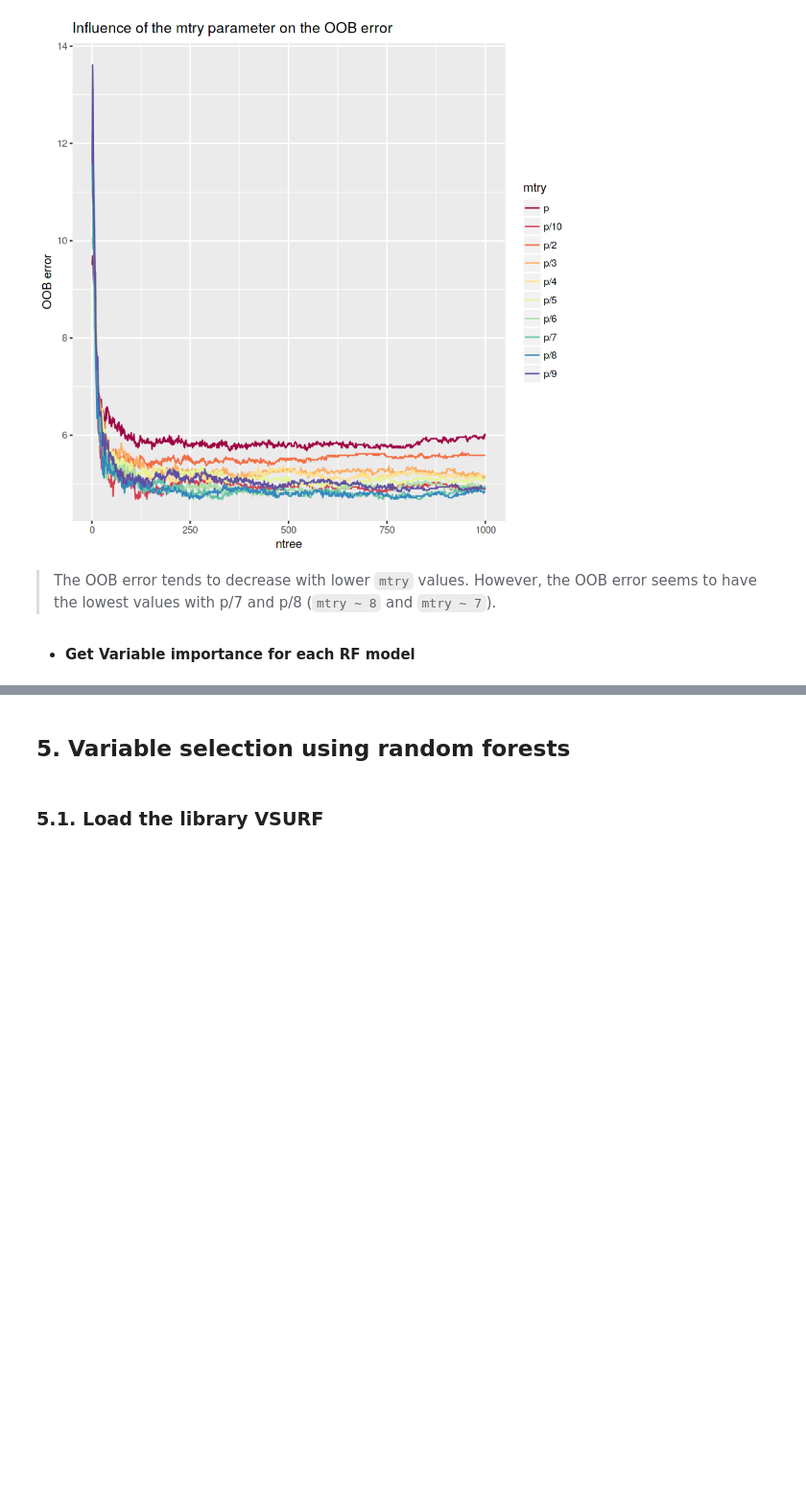
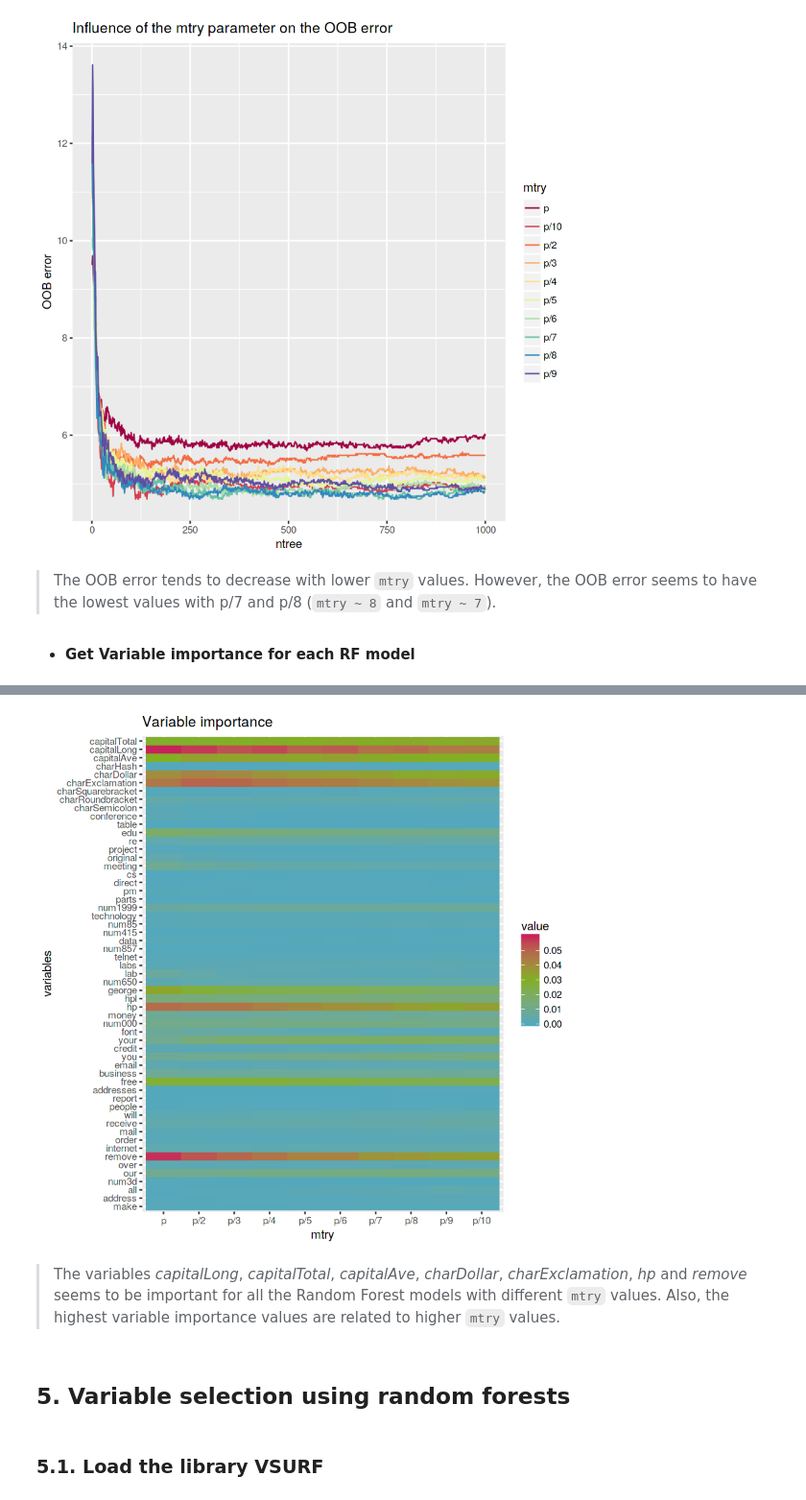
Before and after one commit to guzmanlopez/ACRRF_course, a Jupyter notebook: trabajo-final.ipynb, the cells around one changed output, grey strips where cells are left out. Shown at 96% size. Saved outputs shown, nothing was run; the diff lists cells and outputs as text; code cells hidden in the pictures; blank space fills up the shorter version.

```diff
--- a/trabajo-final.ipynb
+++ b/trabajo-final.ipynb
@@ -1226,0 +1248,21 @@ scale_color_brewer(palette = "Spectral")
+# %%
+# Create matrix of p rows and 10 columns (p, p/2, ..., p/10)
+varimp.matrix <- cbind(imp.rf.p1$MeanDecreaseAccuracy,
+                       imp.rf.p2$MeanDecreaseAccuracy,
+                       imp.rf.p3$MeanDecreaseAccuracy,
+                       imp.rf.p4$MeanDecreaseAccuracy,
+                       imp.rf.p5$MeanDecreaseAccuracy,
+                       imp.rf.p6$MeanDecreaseAccuracy,
+                       imp.rf.p7$MeanDecreaseAccuracy,
+                       imp.rf.p8$MeanDecreaseAccuracy,
+                       imp.rf.p9$MeanDecreaseAccuracy,
+                       imp.rf.p10$MeanDecreaseAccuracy)
+
+varimp.matrix <- as.matrix(varimp.matrix)
+
+# Add rownames
+rownames(varimp.matrix) <- imp.rf.p1$variable
+colnames(varimp.matrix) <- c("p", "p/2", "p/3", "p/4", "p/5", "p/6", "p/7", "p/8", "p/9", "p/10")
+
+# Print matrix
+head(varimp.matrix)
@@ -1227,3 +1277,13 @@ scale_color_brewer(palette = "Spectral")
+# %%
+# Plot matrix
+ggplot(reshape2::melt(varimp.matrix)) +
+geom_raster(aes(x = Var2, y = Var1, fill = value), interpolate = FALSE) +
+labs(x = "mtry", y = "variables", title = "Variable importance") +
+scale_fill_gradientn(colours = c(blue, green, red))
+# %% [output]
+[figure, added]
+# %% [markdown]
+> The variables *capitalLong*, *capitalTotal*, *capitalAve*, *charDollar*, *charExclamation*, *hp* and *remove* seems to be important for all the Random Forest models with different `mtry` values. Also, the highest variable importance values are related to higher `mtry` values.
 # %% [markdown]
 ## 5. Variable selection using random forests
 # %% [markdown]
```
Also changed, not shown: parts of 8 cells of this notebook.
